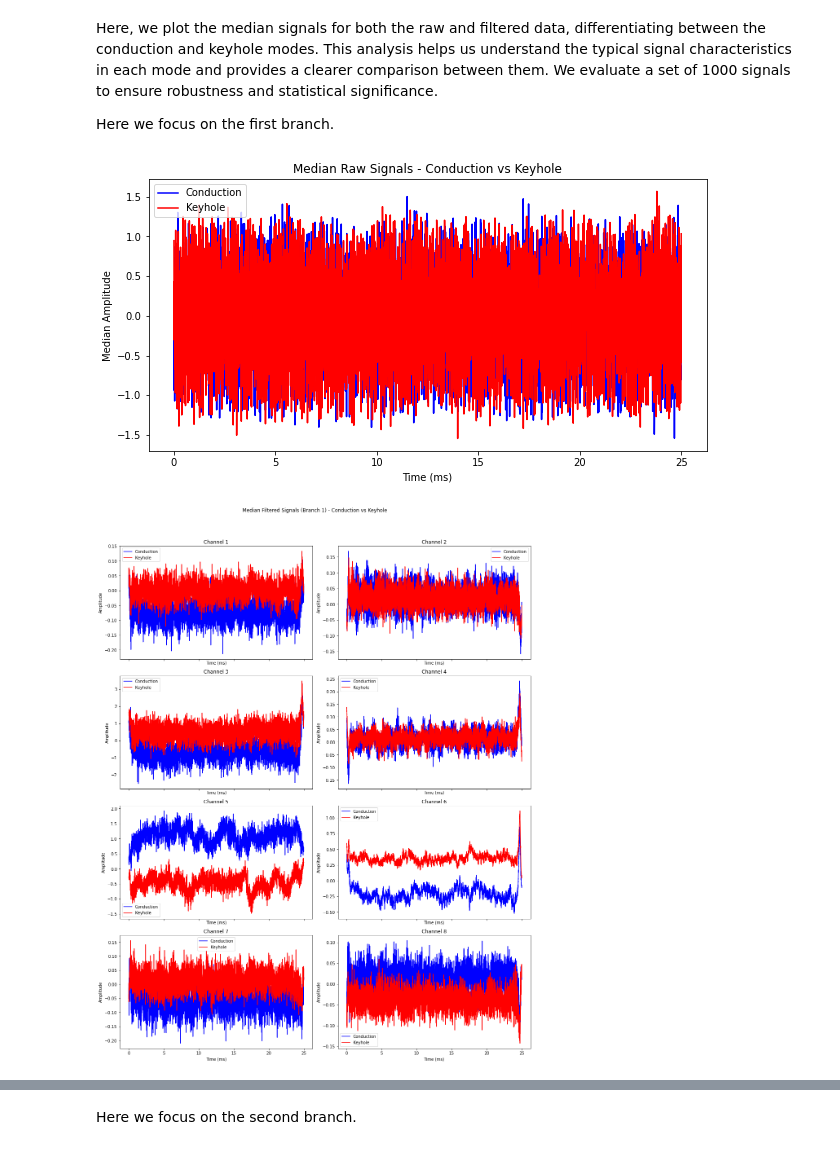
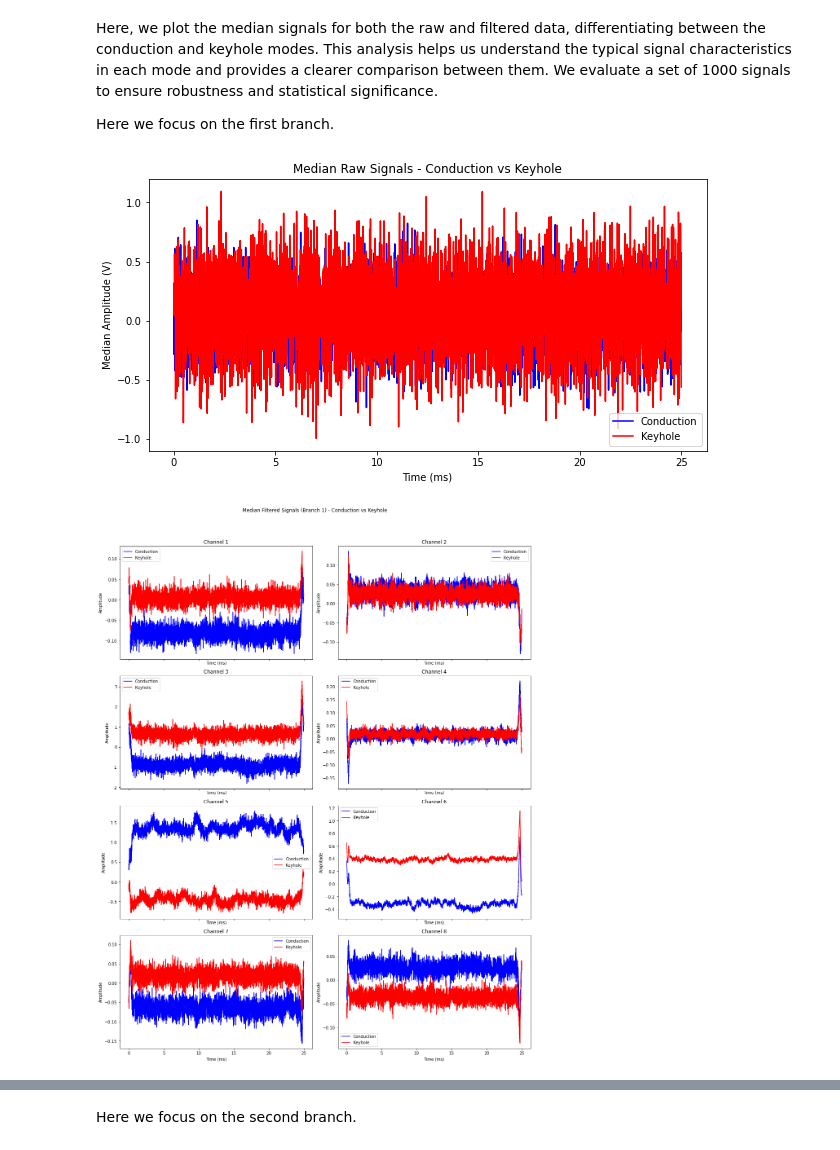
Before and after one commit to GiulioMa/Dual-Disco, a Jupyter notebook: Interpretability.ipynb, the cells around one changed output, grey strips where cells are left out. Saved outputs shown, nothing was run; the diff lists cells and outputs as text; code cells hidden in the pictures.

```diff
--- a/Interpretability.ipynb
+++ b/Interpretability.ipynb
@@ -222,7 +222,7 @@ sampling_rate = 200000  # 200kS/s
 
 # Plot the selected raw signals
 for key, (raw_signal, x_branch1_signal, x_branch2_signal, target1, target2) in selected_signals.items():
-    target_desc = f"Location 0: {'Conduction' if target1 == 0 else 'Keyhole'}, Location 1: {'Conduction' if target2 == 0 else 'Keyhole'}"
+    target_desc = f"Location A: {'Conduction' if target1 == 0 else 'Keyhole'}, Location B: {'Conduction' if target2 == 0 else 'Keyhole'}"
     plot_raw_signal(raw_signal, sampling_rate, f"Raw Signal - {target_desc}")
 
     # Plot the combined filtered signals for each branch
@@ -257,9 +257,15 @@ def plot_combined_median_signals(signal_target0, signal_target1, sampling_rate,
     plt.plot(time, median_signal_target1, label='Keyhole', color='r')
     plt.title(title)
     plt.xlabel('Time (ms)')
-    plt.ylabel('Median Amplitude')
+    plt.ylabel('Median Amplitude (V)')
     plt.legend()
+
+    # Save the plot as an image
+    plt.savefig(title+'.png', format='png', dpi=1000)
+
+    # Display the plot
     plt.show()
+
 
 def plot_combined_median_channels(x_branch1_target0, x_branch1_target1, sampling_rate, title):
     median_signals_target0 = torch.median(x_branch1_target0, dim=0)[0].cpu().numpy()
@@ -336,36 +342,36 @@ with torch.no_grad():
         all_targets2.append(target2.cpu())
         all_raw_data.append(data.cpu())
 
         if len(all_targets1) * data.size(0) >= N:
             break
 
 # Concatenate results for processing
 all_x_branch1 = torch.cat(all_x_branch1)[:N]
 all_raw_data = torch.cat(all_raw_data)[:N]
 all_targets1 = torch.cat(all_targets1)[:N]
 all_targets2 = torch.cat(all_targets2)[:N]
 
 # Separate raw signals based on target value
-raw_data_target0 = all_raw_data[all_targets1 == 0]
-raw_data_target1 = all_raw_data[all_targets1 == 1]
+raw_data_target0 = all_raw_data[(all_targets1 == 0) & (all_targets2 == 0)]
+raw_data_target1 = all_raw_data[(all_targets1 == 1) & (all_targets2 == 1)]
 
 # Separate filtered signals based on target value
-x_branch1_target0 = all_x_branch1[all_targets1 == 0]
-x_branch1_target1 = all_x_branch1[all_targets1 == 1]
+x_branch1_target0 = all_x_branch1[(all_targets1 == 0) & (all_targets2 == 0)]
+x_branch1_target1 = all_x_branch1[(all_targets1 == 1) & (all_targets2 == 1)]
 
 # Define sampling rate
 sampling_rate = 200000  # 200kS/s
 
 # Plot combined median raw signals
 plot_combined_median_signals(raw_data_target0, raw_data_target1, sampling_rate, "Median Raw Signals - Conduction vs Keyhole")
 
 # Plot combined median of filtered signals based on target
 plot_combined_median_channels(x_branch1_target0, x_branch1_target1, sampling_rate, "Median Filtered Signals (Branch 1) - Conduction vs Keyhole")
 
 # Plot combined median spectrum of the filtered signals with a specified max frequency
 max_frequency = 50000  # Set the maximum frequency to limit the plot
 
 plot_combined_median_spectrum(x_branch1_target0, x_branch1_target1, sampling_rate, "Spectrum of Median Filtered Signals (Branch 1) - Conduction vs Keyhole", max_freq=max_frequency)
 # %% [output]
-[figure, old version]
+[figure, new version]
-[figure, old version]
+[figure, new version]
```
Also changed, not shown: parts of 3 cells of this notebook.
